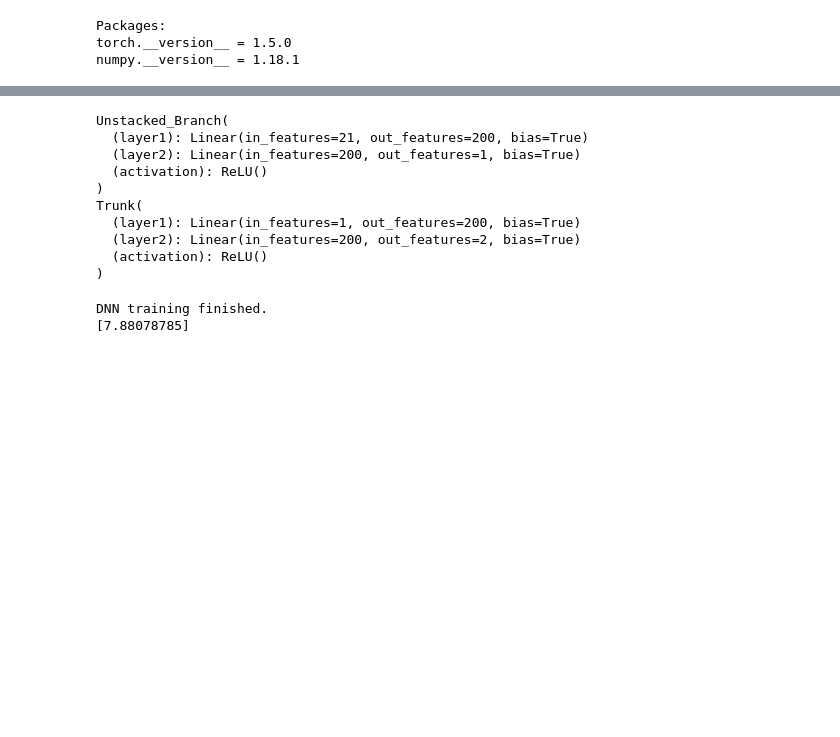
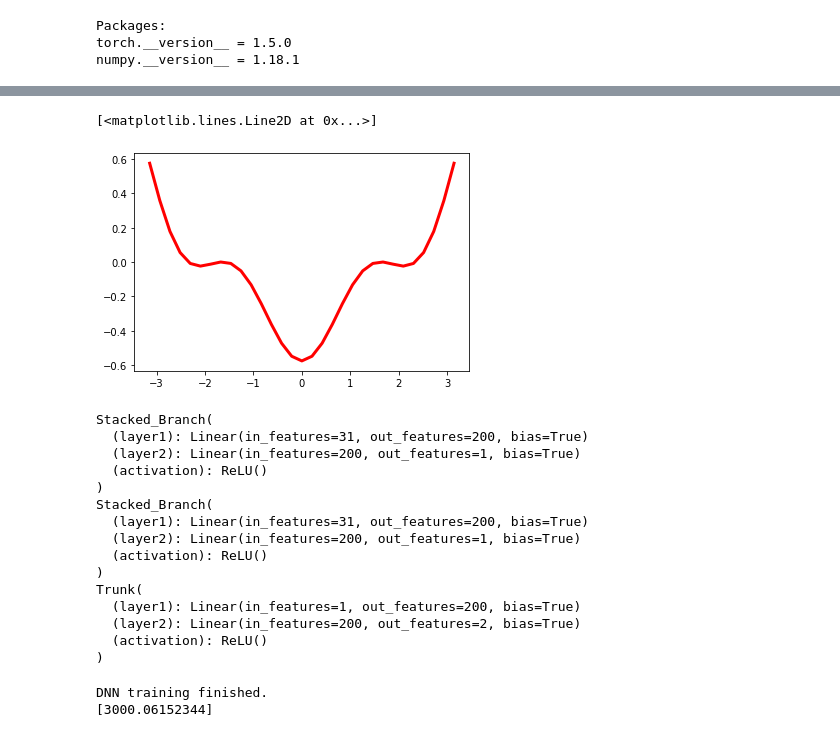
Before and after one commit to agracyk2/Andrew-Gracyk-Code, a Jupyter notebook: DeepONet Basics.ipynb, the cells around one changed output, grey strips where cells are left out. Cells and saved outputs as stored; diff of their text form; code cells hidden in the pictures; blank space fills up the shorter version.

Commit message:
DeepONet Code

```diff
--- a/DeepONet Basics.ipynb
+++ b/DeepONet Basics.ipynb
@@ -174,3 +228,61 @@ plt.plot(x, target.detach().numpy()[0:21])
+# %%
+######## Repeat process with new data, but for a Stacked DeepONet ##########
+
+# Discretize a domain
+C = math.pi
+h = 2*C/(30)
+x = np.arange(-C, C+h, h)
+N = len(x)
+
+# Number of functions for our data
+M = 100
+
+z_tensor_2 = torch.zeros(M,1,1,N)
+discretization_2 = torch.zeros(M,1,1,N)
+z_deriv_tensor_2 = torch.zeros(M,1,1,N)
+
+# Generate data
+for i in range(0,M):
+    a = np.random.uniform(-1,1,1)
+    b = np.random.uniform(-1,1,1)
+    z = a*x*np.sin(2*x) + b*np.cos(x)
+#    z = a*np.sin(x) + b*np.sin(2*x)
+#    z = a*np.sin(x)
+#    z = a*np.exp(-b*(x**2))
+
+    z_tensor_2[i,:,:] = torch.tensor(z)
+    z_tensor_2 = z_tensor_2.float()
+    discretization_2[i,0,0,:] = torch.tensor(x)
+
+    for j in range(1,len(z)-1):
+        z_deriv_tensor_2[i,0,0,j] = (z[j+1] - 2*z[j] + z[j-1])/(h**2)
+
+
+# Reshape tensor
+discretization_reshape_2 = torch.reshape(discretization_2, (-1,))
+
+# Initialize tensors for input data
+
+z_NN_input_branch_0_2 = z_tensor_2.repeat(1,N,1,1)
+z_NN_input_branch_np_2 = z_NN_input_branch_0_2.detach().numpy().squeeze()
+z_NN_input_branch_np_2 = np.reshape(z_NN_input_branch_np_2, (N*M,N))
+
+
+z_NN_input_branch_2 = torch.tensor(z_NN_input_branch_np_2)
+z_NN_input_trunk_2 = discretization_reshape_2.repeat(1,1,1,1)
+z_NN_input_trunk_2 = torch.reshape(z_NN_input_trunk_2, (N*M,1))
+z_NN_target_2 = torch.reshape(z_deriv_tensor_2, (N*M,1))
+
+#print(z_NN_target)
+#print(z_NN_input_trunk)
+#print(z_NN_target)
+
+
+
+plt.plot(x,z, color='red', linewidth=3)
+# %% [output]
+[<matplotlib.lines.Line2D at 0x...>]
+[figure, added]
 # %%
 # Create neural networks for Stacked DeepONet
 
@@ -203,11 +315,17 @@ class Trunk(nn.Module):
 Stacked_Branch_1 = Stacked_Branch()
 Stacked_Branch_2 = Stacked_Branch()
 Trunk = Trunk()
-print(Unstacked_Branch)
+print(Stacked_Branch_1)
+print(Stacked_Branch_2)
 print(Trunk)
 # %% [output]
-Unstacked_Branch(
-  (layer1): Linear(in_features=21, out_features=200, bias=True)
+Stacked_Branch(
+  (layer1): Linear(in_features=31, out_features=200, bias=True)
+  (layer2): Linear(in_features=200, out_features=1, bias=True)
+  (activation): ReLU()
+)
+Stacked_Branch(
+  (layer1): Linear(in_features=31, out_features=200, bias=True)
   (layer2): Linear(in_features=200, out_features=1, bias=True)
   (activation): ReLU()
 )
@@ -227,7 +345,7 @@ for i in np.arange(0,num_epochs):
     index_vector[i-1] = i
 
     optimizer_1 = optim.Adam(Stacked_Branch_1.parameters(), lr=0.00001); optimizer_1.zero_grad()
-    optimizer_2 = optim.Adam(Stacked_Branch_1.parameters(), lr=0.00001); optimizer_2.zero_grad()
+    optimizer_2 = optim.Adam(Stacked_Branch_2.parameters(), lr=0.00001); optimizer_2.zero_grad()
     optimizer_3 = optim.Adam(Trunk.parameters(), lr=0.00001); optimizer_3.zero_grad()
     output_1 = Stacked_Branch_1(z_NN_input_branch);
     output_2 = Stacked_Branch_2(z_NN_input_branch)
@@ -244,4 +362,4 @@ print("DNN training finished.")
 print(loss_vector[I-1])
 # %% [output]
 DNN training finished.
-[7.88078785]
+[3000.06152344]
```
Also changed, not shown: parts of 10 cells of this notebook.
